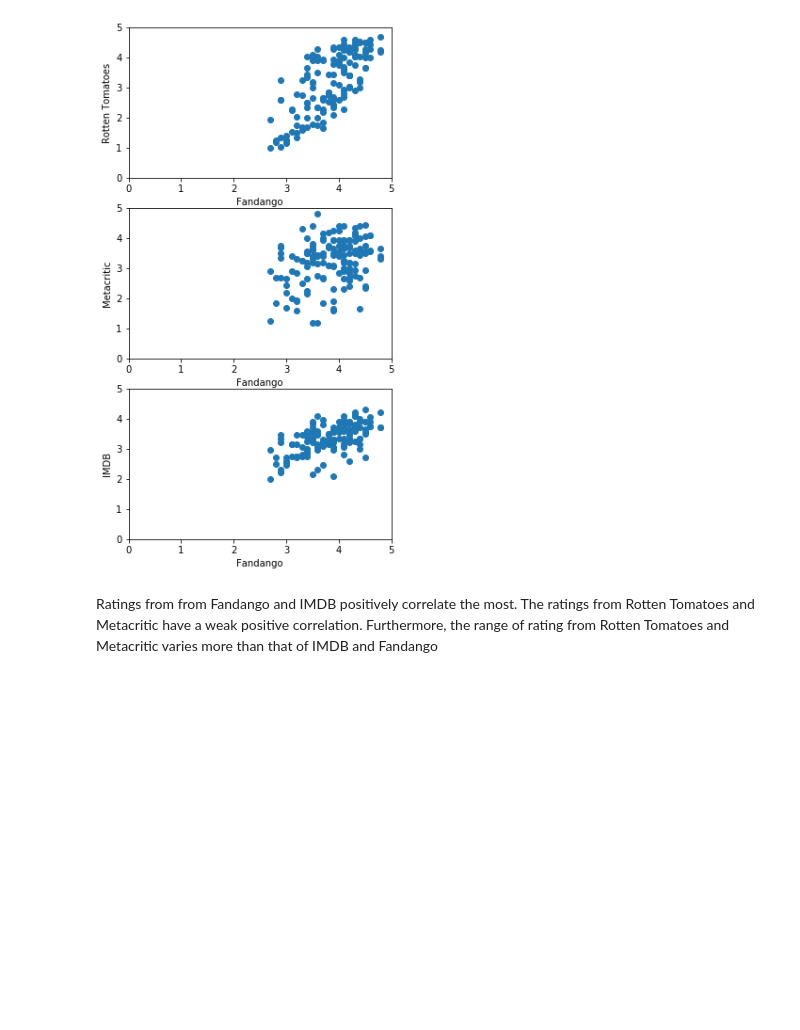
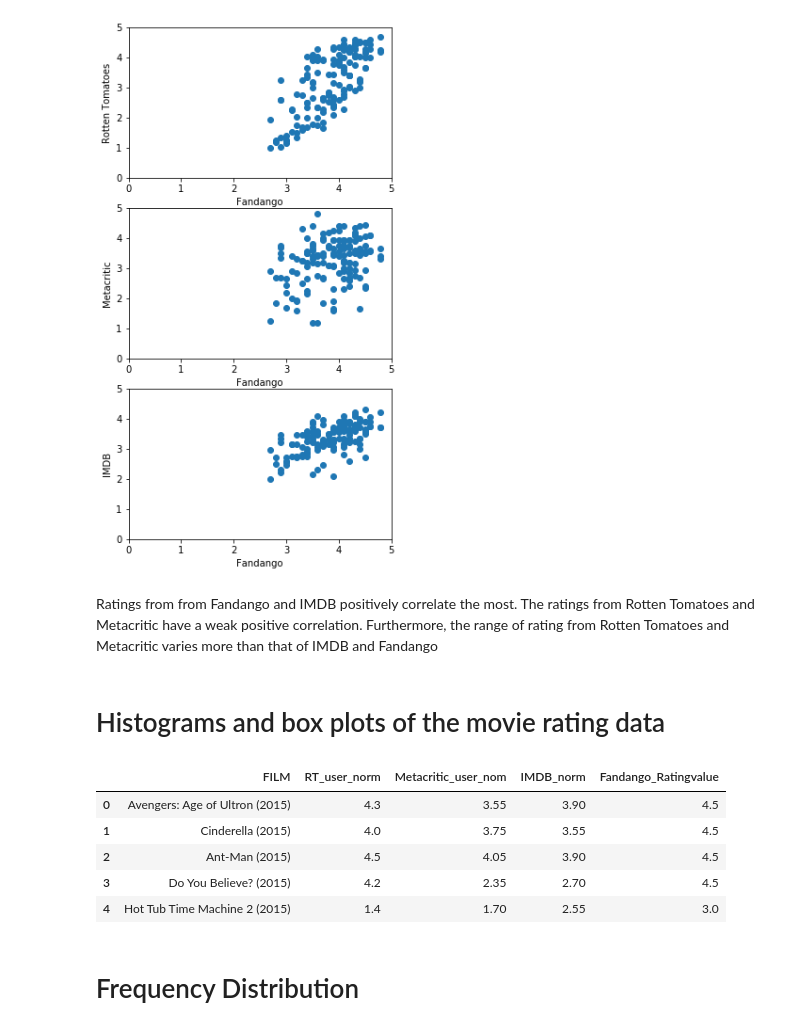
Before and after one commit to kalingwu/Dataquest-Projects, a Jupyter notebook: movie_rating_bias/rating_bias.ipynb, the cells around one changed output. Cells and saved outputs as stored; diff of their text form; code cells hidden in the pictures; blank space fills up the shorter version.

```diff
--- a/movie_rating_bias/rating_bias.ipynb
+++ b/movie_rating_bias/rating_bias.ipynb
@@ -109,3 +109,18 @@ plt.show()
 [figure]
 # %% [markdown]
 Ratings from from Fandango and IMDB positively correlate the most. The ratings from Rotten Tomatoes and Metacritic have a weak positive correlation. Furthermore, the range of rating from Rotten Tomatoes and Metacritic varies more than that of IMDB and Fandango
+# %% [markdown]
+# Histograms and box plots of the movie rating data
+# %%
+cols = ['FILM', 'RT_user_norm', 'Metacritic_user_nom', 'IMDB_norm', 'Fandango_Ratingvalue']
+norm_reviews = reviews[cols]
+norm_reviews[:5]
+# %% [output]
+|  | FILM | RT_user_norm | Metacritic_user_nom | IMDB_norm | Fandango_Ratingvalue |
+| 0 | Avengers: Age of Ultron (2015) | 4.3 | 3.55 | 3.90 | 4.5 |
+| 1 | Cinderella (2015) | 4.0 | 3.75 | 3.55 | 4.5 |
+| 2 | Ant-Man (2015) | 4.5 | 4.05 | 3.90 | 4.5 |
+| 3 | Do You Believe? (2015) | 4.2 | 2.35 | 2.70 | 4.5 |
+| 4 | Hot Tub Time Machine 2 (2015) | 1.4 | 1.70 | 2.55 | 3.0 |
+# %% [markdown]
+# Frequency Distribution
```
Also changed, not shown: parts of 9 cells of this notebook.
